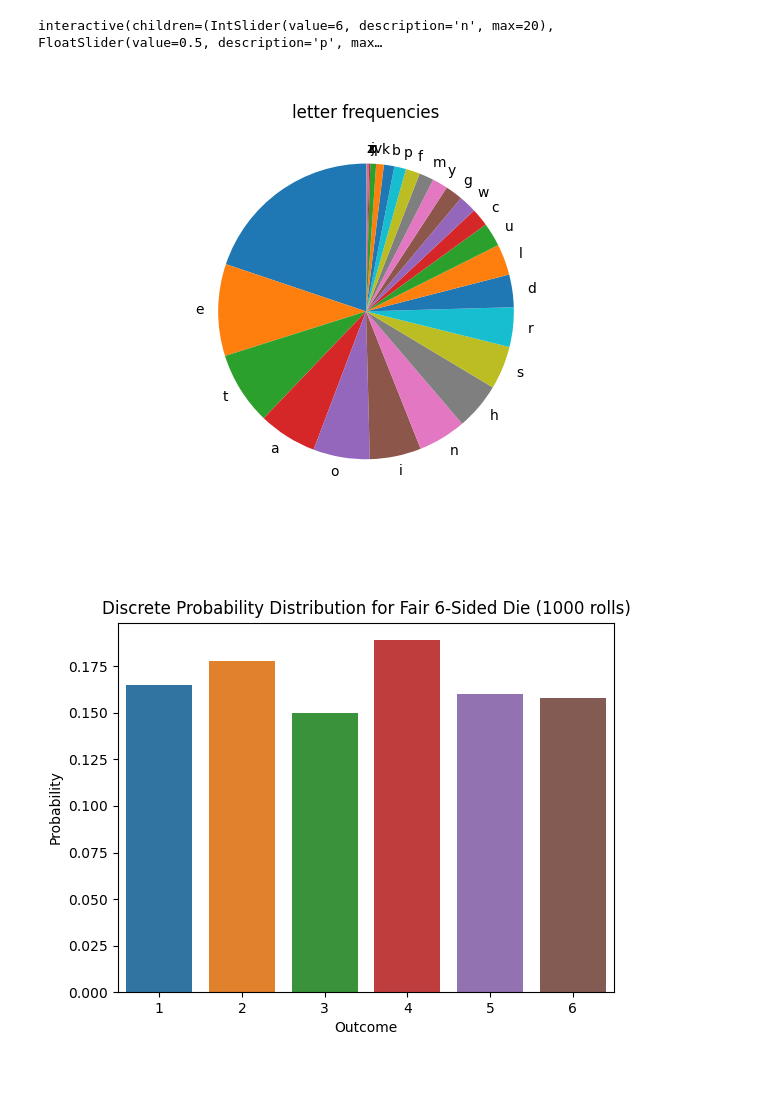
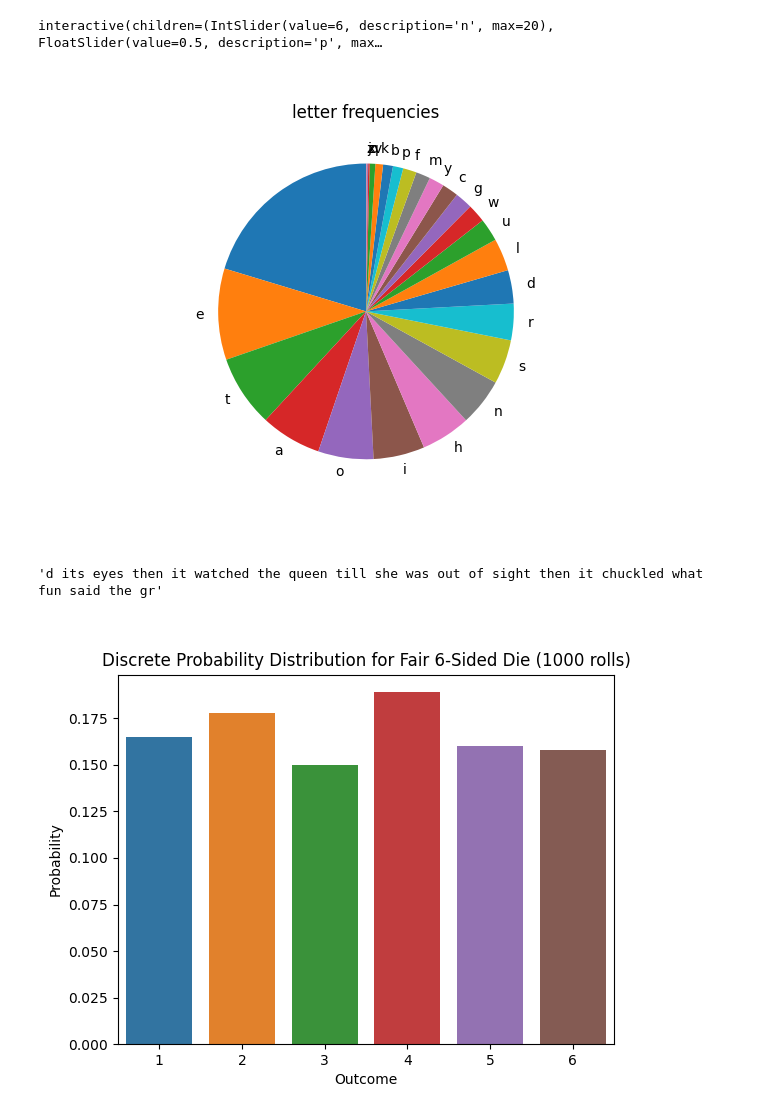
Before and after one commit to cschaffner/ITNuggets, a Jupyter notebook: notebooks/ITNuggets.ipynb, the cells around one changed output. Cells and saved outputs as stored; diff of their text form; code cells hidden in the pictures; blank space fills up the shorter version.

```diff
--- a/notebooks/ITNuggets.ipynb
+++ b/notebooks/ITNuggets.ipynb
@@ -148,33 +157,38 @@ interactive(children=(IntSlider(value=6, description='n', max=20), FloatSlider(v
 # %%
 from collections import Counter
 import math
 import string
 import re
 
 ## Alice's Adventures in Wonderland: https://www.gutenberg.org/files/11/11-0.txt
 
 ## parse input file, convert to lowercase, remove punctuation
 with open("Alice_eng.txt") as f:
     Alice_data = f.read().lower()
     Alice_data = re.sub(r'([^a-z\s])+', ' ', Alice_data)  # strip everything but the letters
     Alice_data = re.sub(r'\n+', ' ', Alice_data)  # replace new lines with space
     Alice_data = re.sub(r'\s+', ' ', Alice_data)  # replace multiple spaces with a single space
+    Alice_data = Alice_data[:100000]
 
 with open("Alice_stripped.txt", 'w') as f:
     f.write(Alice_data)
 
 count = Counter(Alice_data)
 total_count = sum(count.values())
 
 letters, letter_freq = zip(*count.most_common())
 letter_dist = [x/total_count for x in letter_freq]
 
 plt.pie(letter_freq, labels = letters, startangle = 90)
 plt.title("letter frequencies")
 plt.savefig("letterfreq", transparent=True)
 plt.show()
 # %% [output]
-[figure, old version]
+[figure, new version]
+# %%
+Alice_data[-100:]
+# %% [output]
+'d its eyes then it watched the queen till she was out of sight then it chuckled what fun said the gr'
 # %%
 import piplite
 await piplite.install('seaborn')
```
Also changed, not shown: parts of 17 cells of this notebook, 3 other files.
